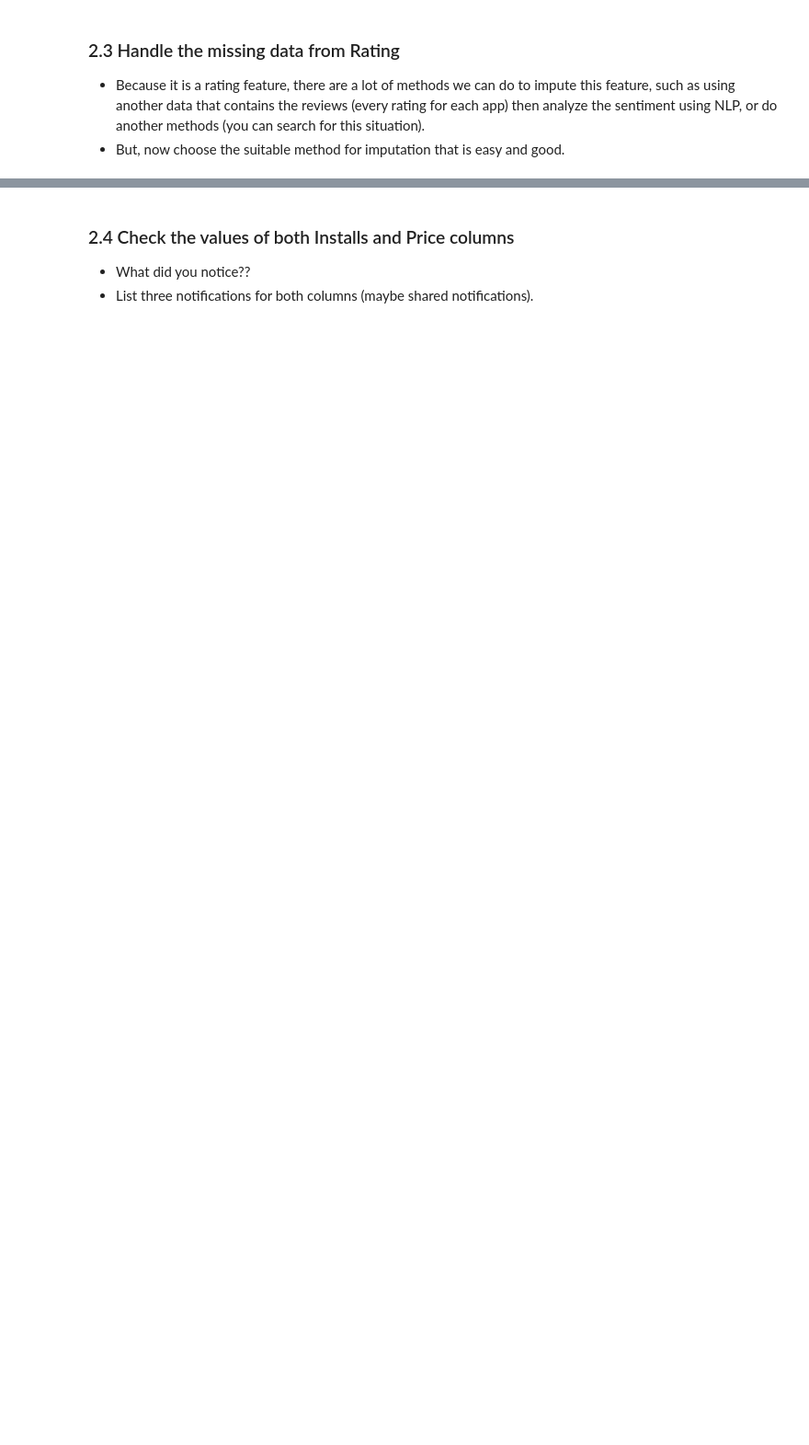
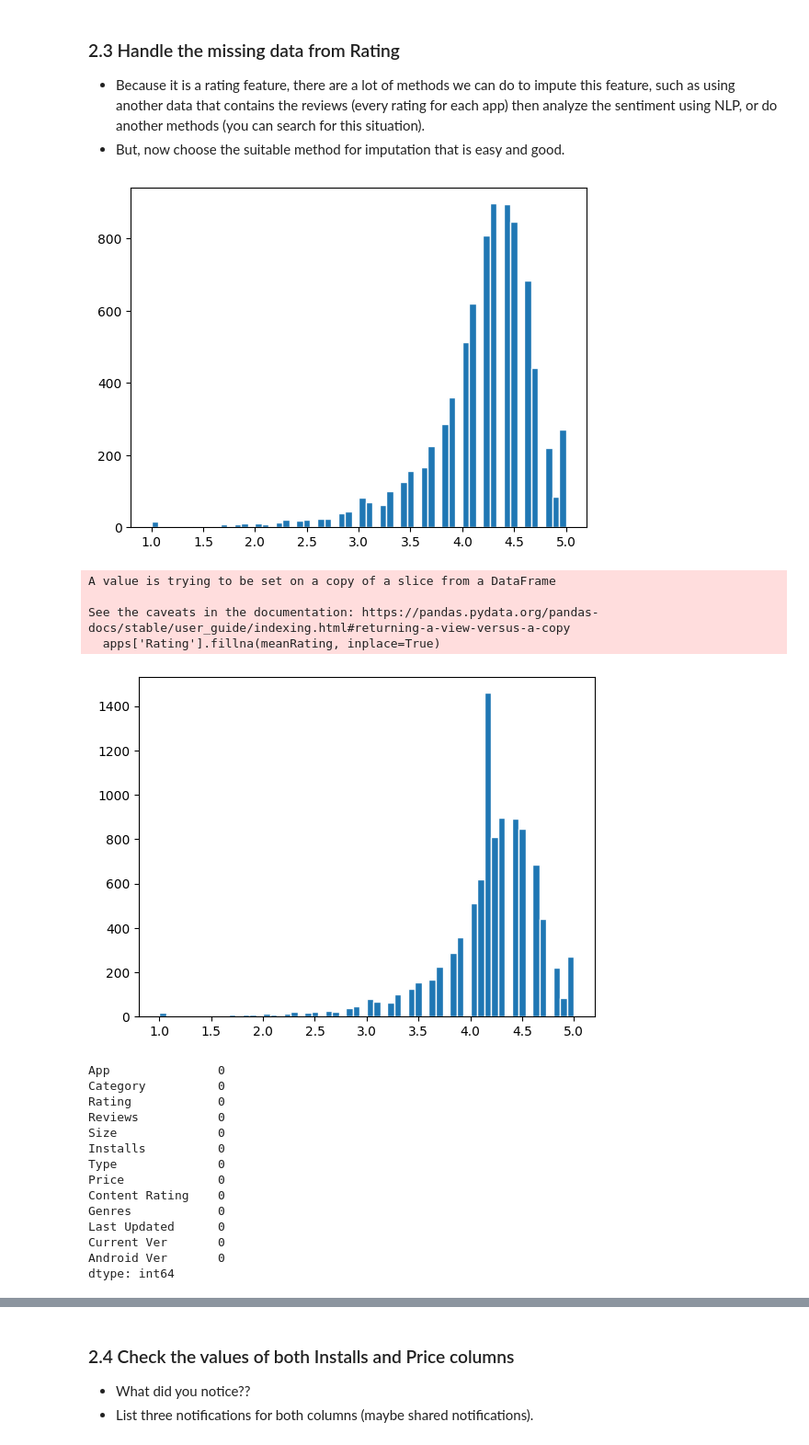
Before and after one commit to Tuwaiq-Data-Science-Bootcamp-V5/Matplotlib-Lab3, a Jupyter notebook: Matplotlib_Assignment3.ipynb, the cells around one changed output, grey strips where cells are left out. Shown at 92% size. Drawn from its saved outputs; the diff is of its cells as text; code cells hidden in the pictures; blank space fills up the shorter version.

```diff
--- a/Matplotlib_Assignment3.ipynb
+++ b/Matplotlib_Assignment3.ipynb
@@ -171,6 +195,35 @@ dtype: int64
 - Because it is a rating feature, there are a lot of methods we can do to impute this feature, such as using another data that contains the reviews (every rating for each app) then analyze the sentiment using NLP, or do another methods (you can search for this situation).
 - But, now choose the suitable method for imputation that is easy and good.
 # %%
-# Write your code here
+plt.hist(apps['Rating'], bins=60, edgecolor='white')
+plt.show()
+
+meanRating = apps['Rating'].mean()
+apps['Rating'].fillna(meanRating, inplace=True)
+
+plt.hist(apps['Rating'], bins=60, edgecolor='white')
+plt.show()
+apps.isnull().sum()
+# %% [output]
+[figure, added]
+A value is trying to be set on a copy of a slice from a DataFrame
+
+See the caveats in the documentation: https://pandas.pydata.org/pandas-docs/stable/user_guide/indexing.html#returning-a-view-versus-a-copy
+  apps['Rating'].fillna(meanRating, inplace=True)
+[figure, added]
+App               0
+Category          0
+Rating            0
+Reviews           0
+Size              0
+Installs          0
+Type              0
+Price             0
+Content Rating    0
+Genres            0
+Last Updated      0
+Current Ver       0
+Android Ver       0
+dtype: int64
 # %%
 # Output :-
```
Also changed, not shown: parts of 42 cells of this notebook.
